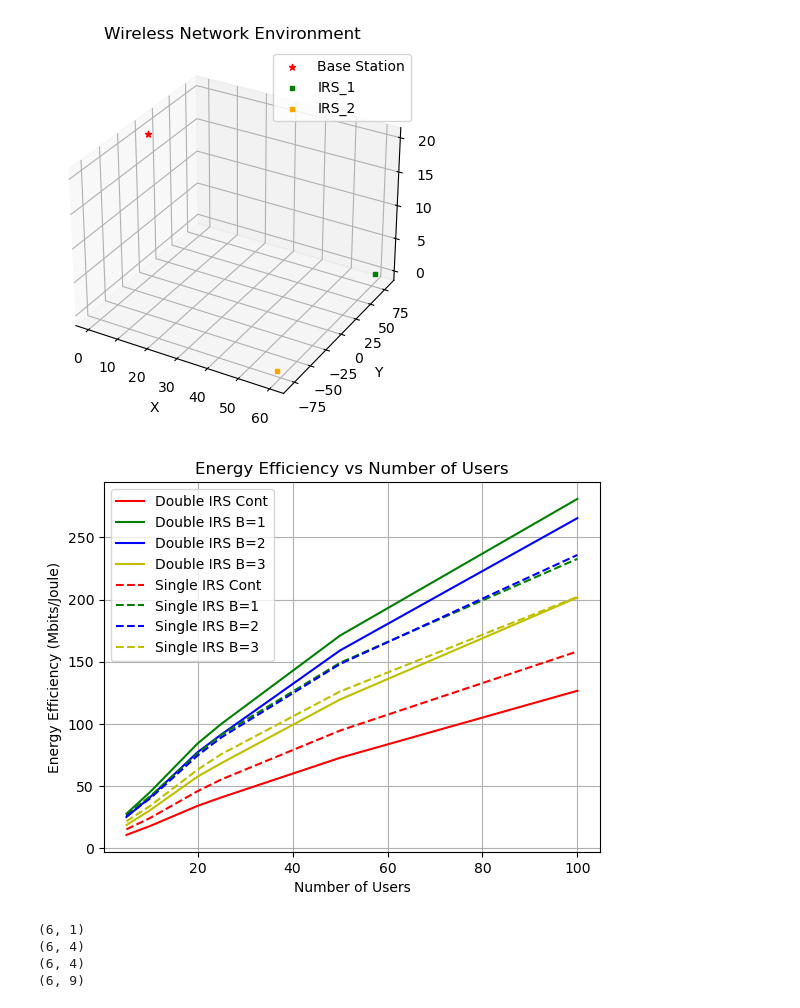
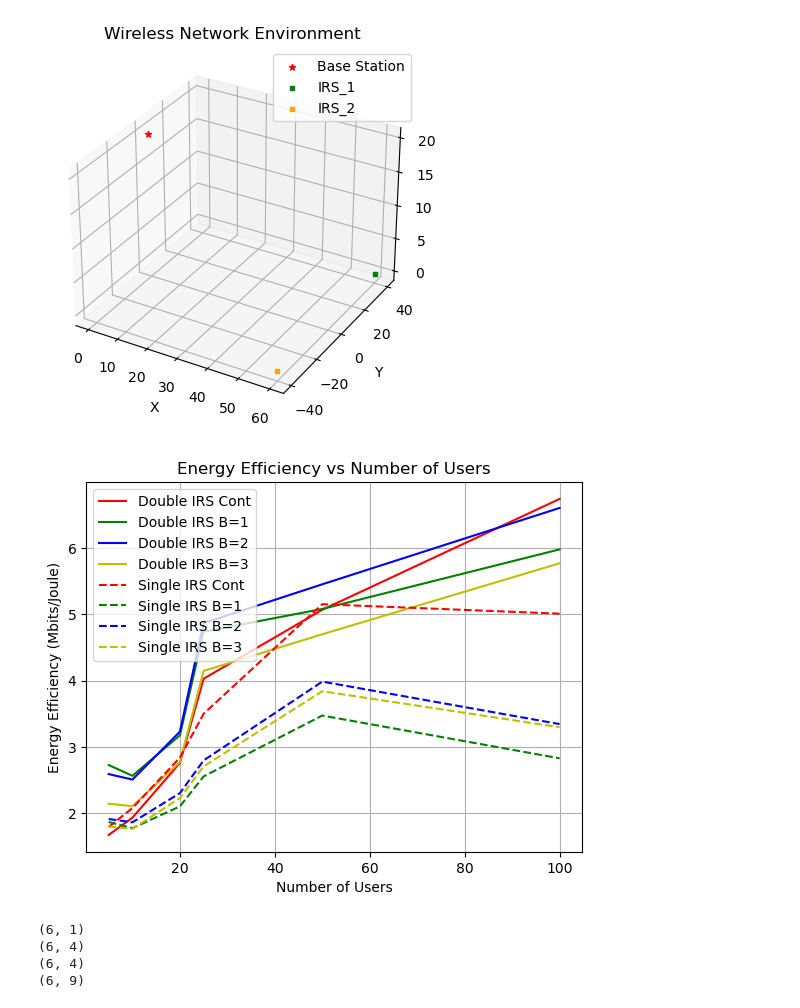
Before and after one commit to TariqUmar/SISO_Network_Implementation, a Jupyter notebook: plots_Numofusers_EE.ipynb, the cells around one changed output. Cells and saved outputs as stored; diff of their text form; code cells hidden in the pictures.

```diff
--- a/plots_Numofusers_EE.ipynb
+++ b/plots_Numofusers_EE.ipynb
@@ -29,25 +29,27 @@ halfLambda = 0.5*Lambda
 quarterLambda = 0.25*Lambda
 BW = 20e6
 NF = 10
-noise = -133 # -174+10*np.log10(BW) + NF
+noise = -174+10*np.log10(BW) + NF
 
 GRID_RADIUS = 1000
 BASE_STATION_POSITION = (0, 0, 20)
-TRANSMIT_POWER_WATTS = 0.1 #in watts
+TRANSMIT_POWER_WATTS = 4 #in watts
 FADING_STD_MEAN = 0
 FADING_STD_DEV = 3
 # FADING_STD_DEV = 3
 BETA1 = 2.8 #path loss exponent (indirect) bs -> irs
 BETA2 = 2.2  #path loss exponent (indirect) irs -> user
 ALPHA = 3.8 #path loss exponent (direct) bs -> user
-m = 1
+m = 2
 omega = np.sqrt(0.5)
 
-IRS_POSITION_1 = (60, 80, 10)
-IRS_POSITION_2 = (60, -80, 10)
+IRS_POSITION_1 = (60, 40, 10)
+IRS_POSITION_2 = (60, -40, 10)
 nIRSrow = 10
 nIRScol = 10
 Ns = nIRSrow * nIRScol
+
+refdis = np.sqrt(20)
 
 # Power consumption params
 wn = 0.5
@@ -110,34 +112,34 @@ loc_S_2 = irs_coords_2
 # # Compute row-wise averages
 # dSU_2 = np.mean(dSU_2, axis=1, keepdims=True)
 # dSU_2 = dSU_2.reshape(1,K)
 # # Compute the sum of elements in each row
 # dTS_2 = np.mean(dTS_2, axis=1)
 # # Compute the average of row sums
 # dTS_2 = np.mean(dTS_2)
 
 # Plot the 3D grid, base station, IRS, and user positions
 fig = plt.figure()
 ax = fig.add_subplot(111, projection='3d')
 ax.scatter(xt, yt, zt, color='red', marker='*', label='Base Station')
 plt.scatter(IRS_POSITION_1[0], IRS_POSITION_1[1], IRS_POSITION_1[2], color='green', marker='s', label='IRS_1')
 plt.scatter(IRS_POSITION_2[0], IRS_POSITION_2[1], IRS_POSITION_2[2],color='orange', marker='s', label='IRS_2')
 #ax.scatter(user_positions[:, 0], user_positions[:, 1], color='blue', marker='o', label='User')
 ax.xlim = (-GRID_RADIUS, GRID_RADIUS)
 ax.ylim = (-GRID_RADIUS, GRID_RADIUS)
 ax.set_xlabel('X')
 ax.set_ylabel('Y')
 ax.set_zlabel('Z')
 ax.set_title('Wireless Network Environment')
 ax.legend()
 ax.grid(True)
 
 # Draw the circle in the x-y plane
 # circle = plt.Circle((xt, yt), (GRID_RADIUS), edgecolor='black', facecolor='none')
 # ax.add_patch(circle)
 # art3d.pathpatch_2d_to_3d(circle, z=0, zdir='z')  # Add the circle to the x-y plane at z=zt
 plt.show()
 # %% [output]
-[figure, old version]
+[figure, new version]
 # %%
 beta_min = 0.2
 k = 1.6
@@ -595,7 +597,7 @@ plt.show()
 # plt.grid(True)
 # plt.show()
 # %% [output]
-[figure, old version]
+[figure, new version]
 # %%
 # Transpose the array (switch rows and columns)
 Numofusers_T = np.transpose(Numofusers)
```
Also changed, not shown: 7 other files.
